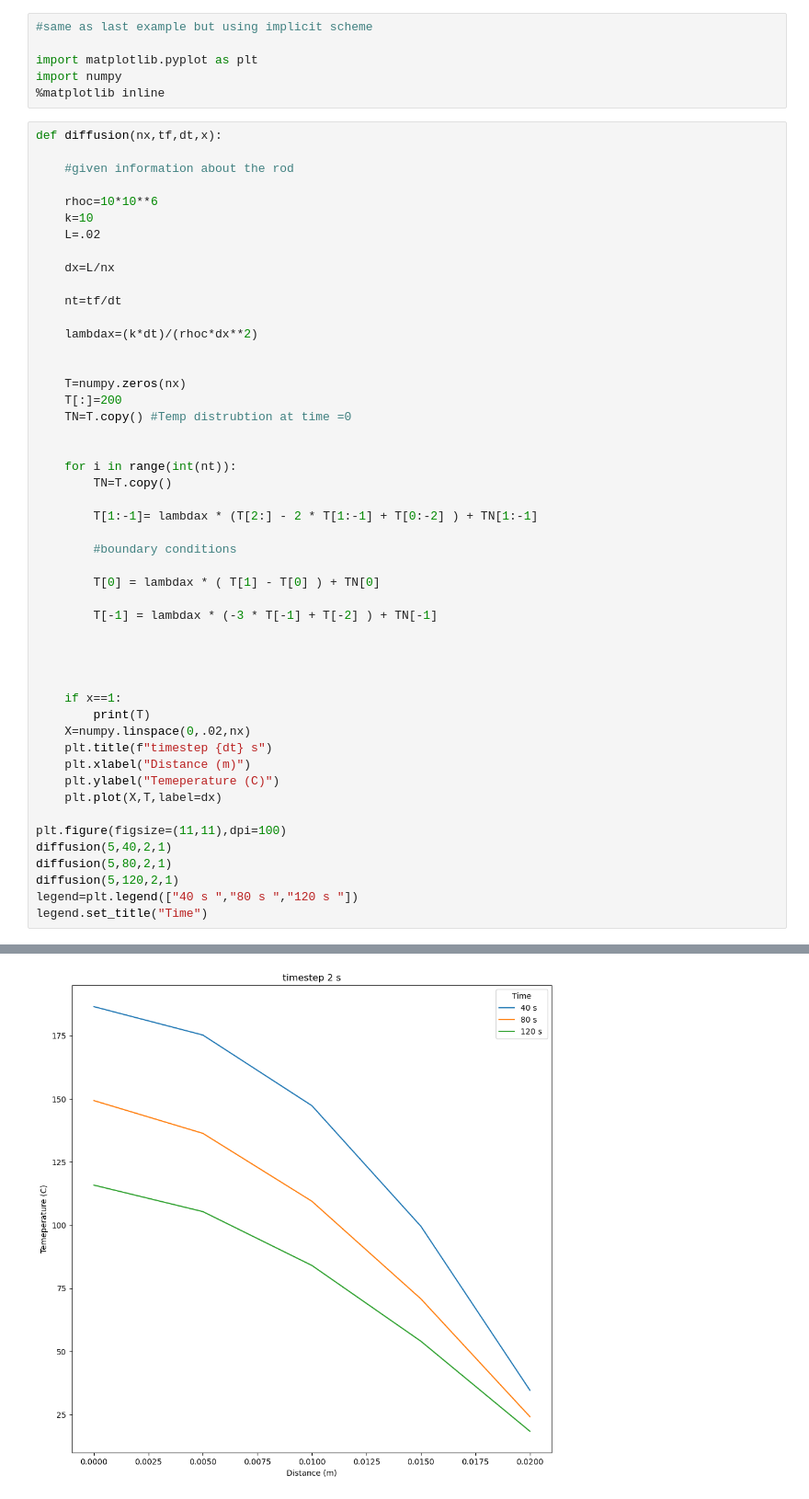
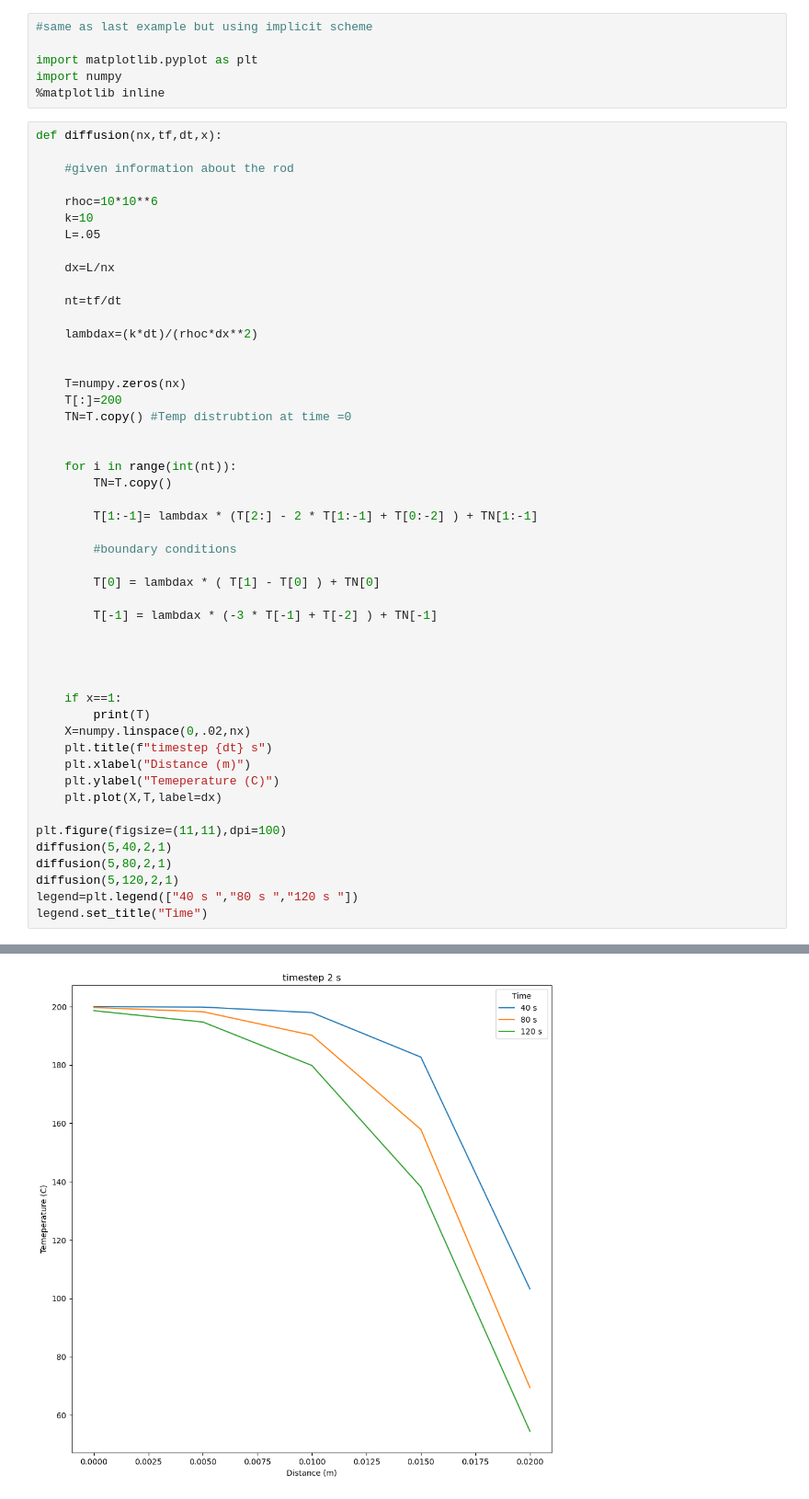
Before and after one commit to emShalaby/Versteeg-examples, a Jupyter notebook: example8.2.ipynb, the cells around one changed output, grey strips where cells are left out. Shown at 92% size. Drawn from its saved outputs; the diff is of its cells as text.

```diff
--- a/example8.2.ipynb
+++ b/example8.2.ipynb
@@ -11,7 +11,7 @@ def diffusion(nx,tf,dt,x):
 
     rhoc=10*10**6
     k=10
-    L=.02
+    L=.05
 
     dx=L/nx
 
@@ -60,4 +60,4 @@ legend.set_title("Time")
-[figure, old version]
+[figure, new version]
 # %%
 #for timestep of 8s
 
```
Also changed, not shown: parts of 2 cells of this notebook, 1 other file.
